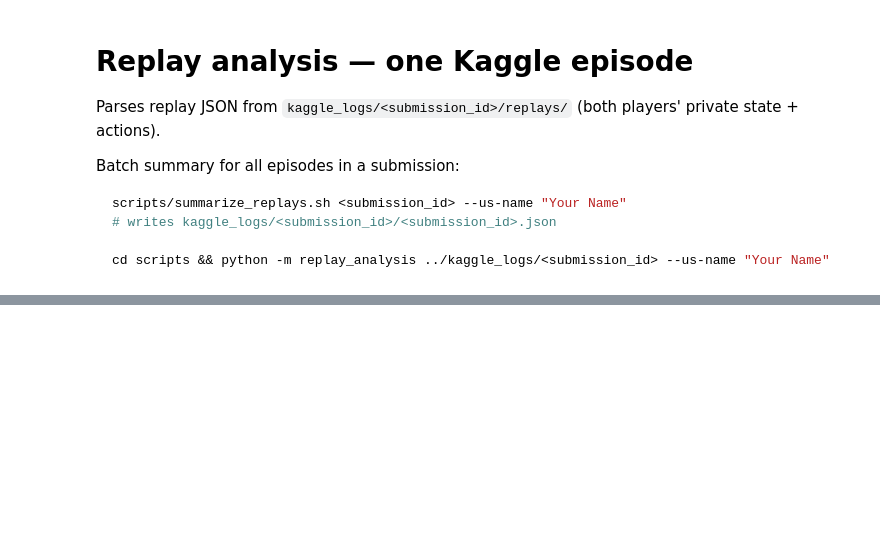
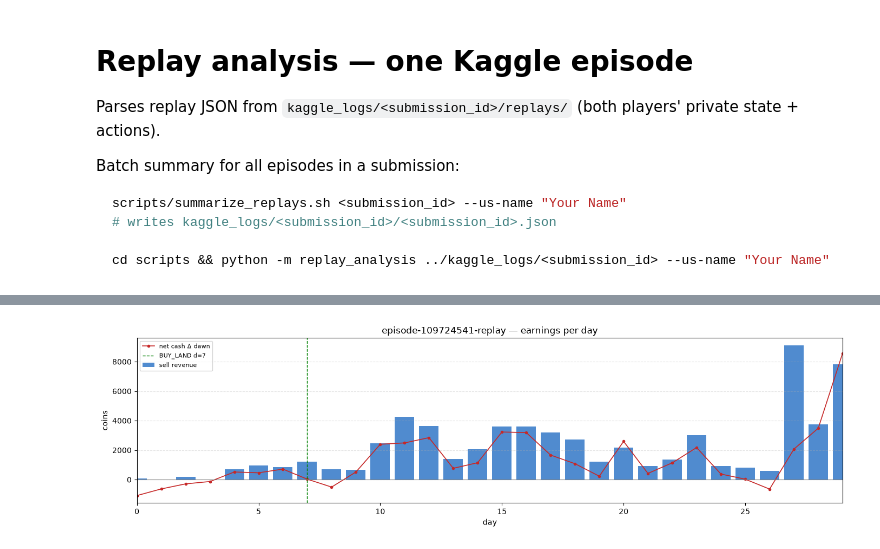
Before and after one commit to vlainic/kaggriculture, a Jupyter notebook: experiments/replay_analysis.ipynb, the cells around one changed output, grey strips where cells are left out. Saved outputs shown, nothing was run; the diff lists cells and outputs as text; code cells hidden in the pictures; blank space fills up the shorter version.

```diff
--- a/experiments/replay_analysis.ipynb
+++ b/experiments/replay_analysis.ipynb
@@ -54,0 +64,4 @@ plot_game(report)
+# %%
+plot_earnings_by_day(report)
+# %% [output]
+[figure, added]
```
Also changed, not shown: parts of 6 cells of this notebook, 14 other files.
